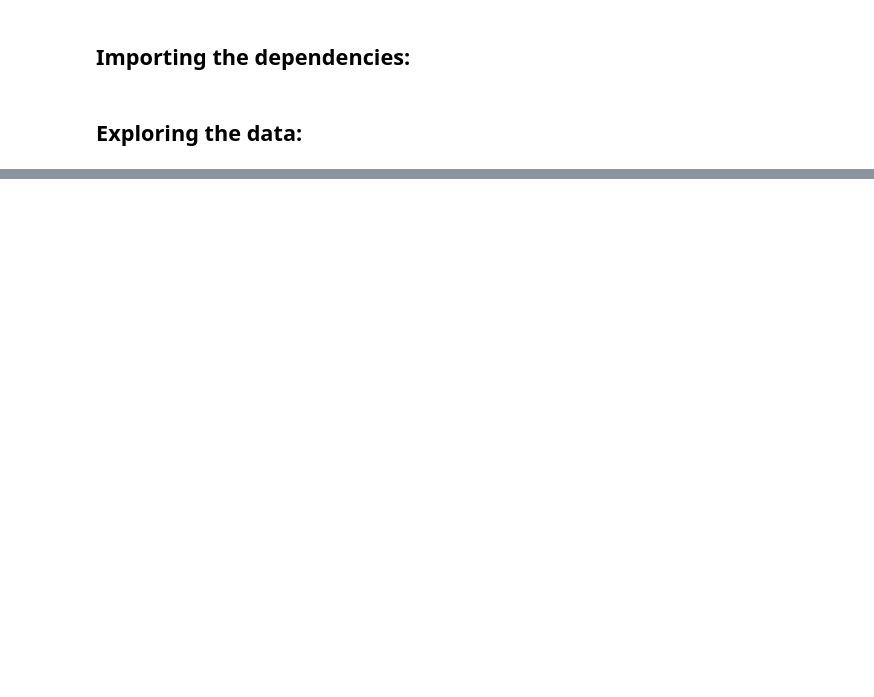
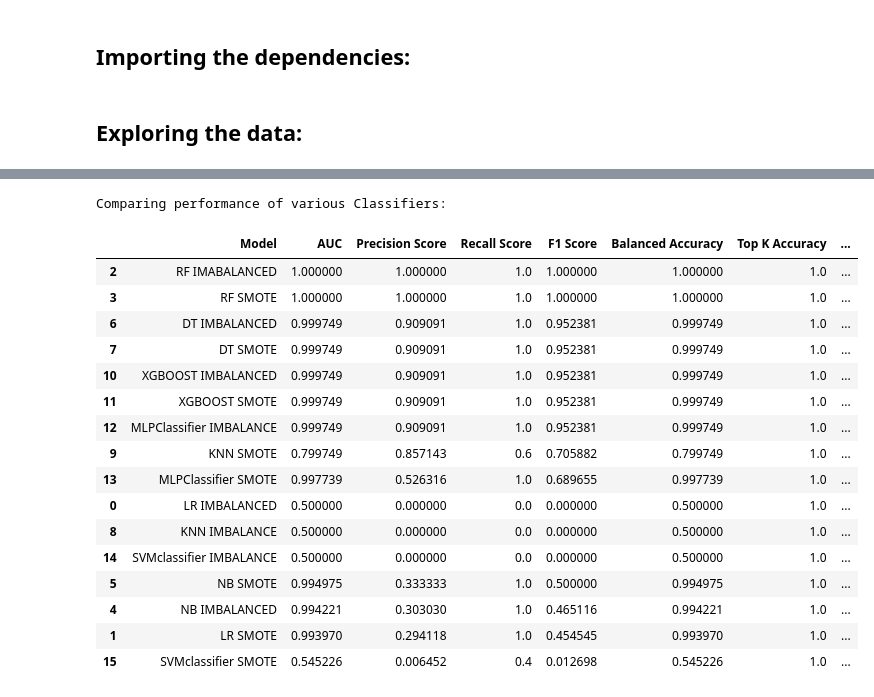
Before and after one commit to mbdev3/machineLearning, a Jupyter notebook: SVM.ipynb, the cells around one changed output, grey strips where cells are left out. Saved outputs shown, nothing was run; the diff lists cells and outputs as text; code cells hidden in the pictures; blank space fills up the shorter version.

```diff
--- a/SVM.ipynb
+++ b/SVM.ipynb
@@ -403,0 +551,36 @@ comparison.sort_values('MCC Score',ascending=False)
+# %%
+# COMPARE Accuracy SCORE FOR ALL DATASETS
+comparison={
+    'Model': names,
+    'AUC': aucs_tests,
+    'Precision Score' : precision_tests,
+    'Recall Score': recall_tests,
+    'F1 Score': f1_score_tests,
+    "Balanced Accuracy": balanced_accuracy_tests,
+    "Top K Accuracy": top_k_accuracy_tests,
+    "Cohen Kappa Score": cohen_kappa_tests,
+    'MCC Score': mcc_score_tests,
+    'Accuracy': accuracy_tests,
+}
+print("Comparing performance of various Classifiers:")
+comparison=pd.DataFrame(comparison)
+comparison.sort_values('Accuracy',ascending=False)
+# %% [output]
+Comparing performance of various Classifiers:
+|  | Model | AUC | Precision Score | Recall Score | F1 Score | Balanced Accuracy | Top K Accuracy | ... |
+| 2 | RF IMABALANCED | 1.000000 | 1.000000 | 1.0 | 1.000000 | 1.000000 | 1.0 | ... |
+| 3 | RF SMOTE | 1.000000 | 1.000000 | 1.0 | 1.000000 | 1.000000 | 1.0 | ... |
+| 6 | DT IMBALANCED | 0.999749 | 0.909091 | 1.0 | 0.952381 | 0.999749 | 1.0 | ... |
+| 7 | DT SMOTE | 0.999749 | 0.909091 | 1.0 | 0.952381 | 0.999749 | 1.0 | ... |
+| 10 | XGBOOST IMBALANCED | 0.999749 | 0.909091 | 1.0 | 0.952381 | 0.999749 | 1.0 | ... |
+| 11 | XGBOOST SMOTE | 0.999749 | 0.909091 | 1.0 | 0.952381 | 0.999749 | 1.0 | ... |
+| 12 | MLPClassifier IMBALANCE | 0.999749 | 0.909091 | 1.0 | 0.952381 | 0.999749 | 1.0 | ... |
+| 9 | KNN SMOTE | 0.799749 | 0.857143 | 0.6 | 0.705882 | 0.799749 | 1.0 | ... |
+| 13 | MLPClassifier SMOTE | 0.997739 | 0.526316 | 1.0 | 0.689655 | 0.997739 | 1.0 | ... |
+| 0 | LR IMBALANCED | 0.500000 | 0.000000 | 0.0 | 0.000000 | 0.500000 | 1.0 | ... |
+| 8 | KNN IMBALANCE | 0.500000 | 0.000000 | 0.0 | 0.000000 | 0.500000 | 1.0 | ... |
+| 14 | SVMclassifier IMBALANCE | 0.500000 | 0.000000 | 0.0 | 0.000000 | 0.500000 | 1.0 | ... |
+| 5 | NB SMOTE | 0.994975 | 0.333333 | 1.0 | 0.500000 | 0.994975 | 1.0 | ... |
+| 4 | NB IMBALANCED | 0.994221 | 0.303030 | 1.0 | 0.465116 | 0.994221 | 1.0 | ... |
+| 1 | LR SMOTE | 0.993970 | 0.294118 | 1.0 | 0.454545 | 0.993970 | 1.0 | ... |
+| 15 | SVMclassifier SMOTE | 0.545226 | 0.006452 | 0.4 | 0.012698 | 0.545226 | 1.0 | ... |
```
Also changed, not shown: parts of 23 cells of this notebook.
